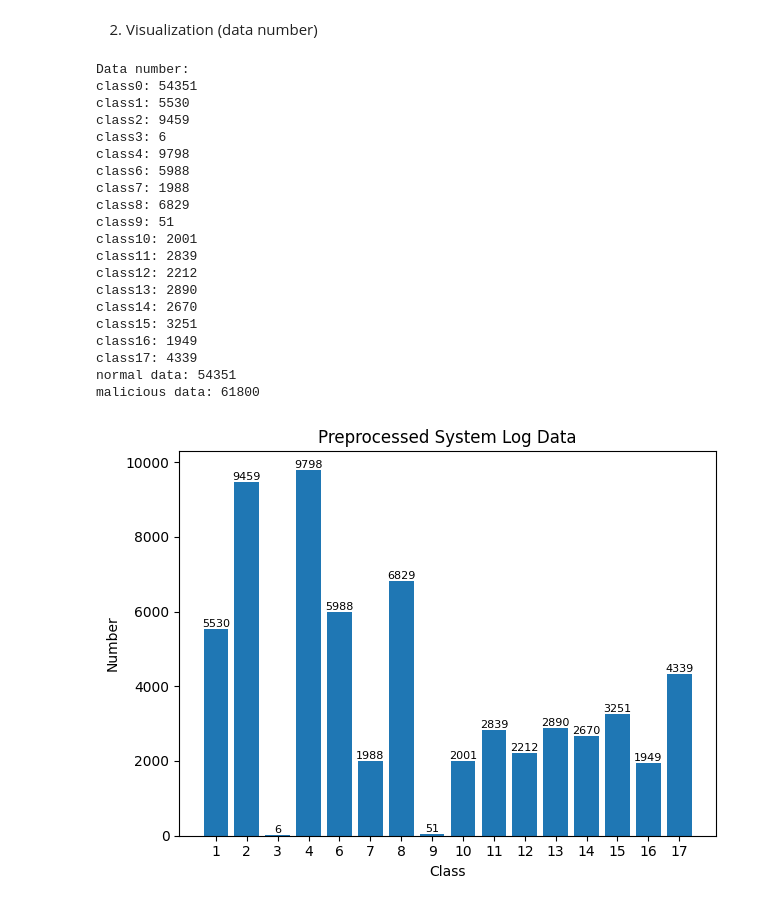
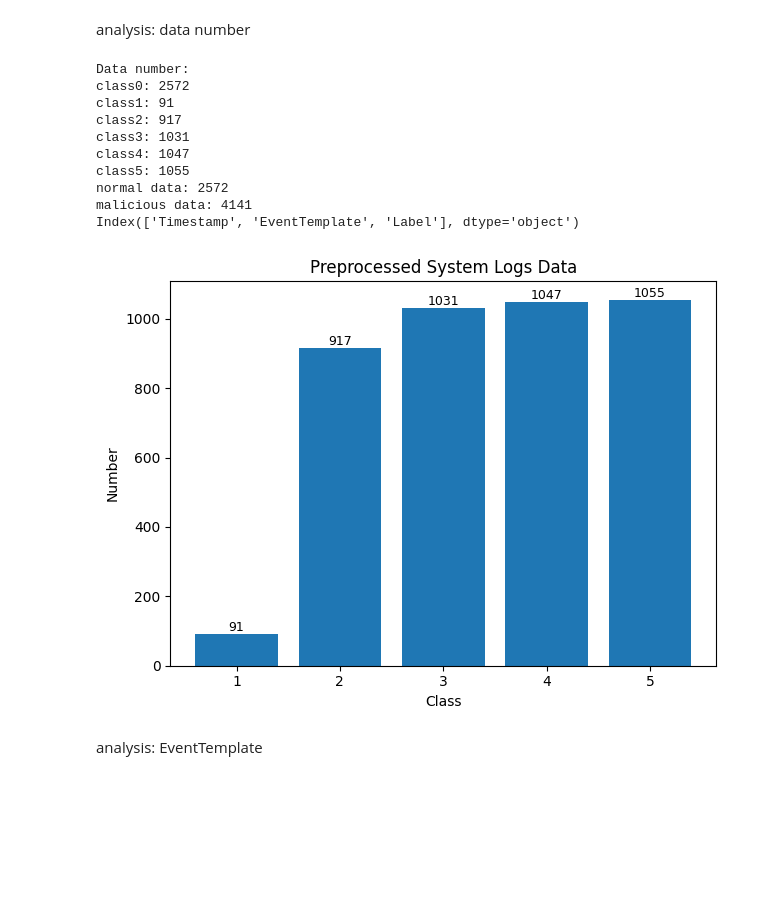
Before and after one commit to charlie532/Cyber-Attack-Lifecycle-and-Technique-Detection, a Jupyter notebook: 1_preprocessing/preprocess_logs.ipynb, the cells around one changed output. Saved outputs shown, nothing was run; the diff lists cells and outputs as text; code cells hidden in the pictures; blank space fills up the shorter version.

```diff
--- a/1_preprocessing/preprocess_logs.ipynb
+++ b/1_preprocessing/preprocess_logs.ipynb
@@ -4,10 +8,17 @@ import pandas as pd
 from matplotlib import pyplot as plt
 import numpy as np
 import json
+import numpy as np
 
 folder = os.path.join("..", "0_dataset", "syslog")
 filename = 'original_label_syslog.csv'
-filenames = ['label_syslog_mirai.csv', 'label_syslog_disk_wipe.csv', 'label_syslog_ransomware.csv',
-                  'label_syslog_resource_hijacking.csv', 'label_syslog_end_point_dos.csv']
 filename_label = 'preprocess_label_syslog.csv'
-label_table_path = 'labels_table.json'
+filename_label_lifecycle = "lifecycle_"+filename_label
+filename_sequence_1sec = "fix_1sec.csv"
+
+# for lifecycle labeling
+filenames = [['label_syslog_disk_wipe.csv', 2],
+               ['label_syslog_end_point_dos.csv', 5],
+               ['label_syslog_mirai.csv', 1],
+               ['label_syslog_ransomware.csv', 3],
+               ['label_syslog_resource_hijacking.csv', 4]]
@@ -31,7 +40,7 @@ df = pd.get_dummies(df, columns=one_hot_col_list)
 hostnames = df['HostName'].unique()
 
 # simple analysis
-for tmp_filename in filenames:
+for tmp_filename, label in filenames:
     print("\n")
     print("-------------------------------------\n")
     print("file name:{0}".format(tmp_filename))
@@ -185,6 +326,6 @@ remain data number: 116151
 remain features: 2
 # %% [markdown]
-2. Visualization (data number)
+analysis: data number
 # %%
 def bar_class_num(technique_data_size):
     class_num = np.arange(len(technique_data_size))
@@ -193,66 +334,55 @@ def bar_class_num(technique_data_size):
     for item in data_nums:
         height = item.get_height()
         plt.text(
             item.get_x()+item.get_width()/2.,
             height,
             '%d' % int(height),
             ha = "center",
             va = "bottom",
-            fontsize = 8,
+            fontsize = 9,
         )
     labels.pop(0)
     plt.xticks(class_num, labels)
     plt.xlabel("Class")
     plt.ylabel("Number")
-    plt.title("Preprocessed System Log Data")
+    plt.title("Preprocessed System Logs Data")
     # plt.title("Raw System Log Data")
     plt.tight_layout()
     plt.savefig("log.png", dpi=400)
     plt.show()
 
+# df = pd.read_csv(os.path.join(folder, filename))
+# df = pd.read_csv(os.path.join(folder, "preprocess_"+filename))
+# df = pd.read_csv(os.path.join(folder, 'fix.csv'))
+df = pd.read_csv(os.path.join(folder, 'lifecycle_'+filename_sequence_1sec))
+
 technique_data_size = []
-# df = pd.read_csv(os.path.join(folder, "select_"+filename_label))
-df = pd.read_csv(os.path.join(folder, "preprocess_original_label_syslog.csv"))
-# df = pd.read_csv(os.path.join(folder, "original_label_syslog.csv"))
-labels = df['Label'].unique()
-labels = [int(i) for i in labels]
-labels.sort()
-with open("labels_table.json", "r") as f:
-    label_table = json.load(f)
-
-for i in labels:
-    if i != 0:
-        class_data_size = len(df[df['Label'] == i])
-        technique_data_size.append(class_data_size)
+labels = sorted([int(i) for i in df['Label'].unique()])
 
 print("\nData number:")
 for i in labels:
-    print("class{0}: {1}".format(i, len(df[df['Label'] == i])))
+    num = len(df[df['Label'] == i])
+    if i != 0:
+        technique_data_size.append(num)
+    print("class{0}: {1}".format(i, num))
 
 
 print("normal data: {}".format(len(df[df['Label'] == 0])))
 print("malicious data: {}".format(len(df) - len(df[df['Label'] == 0])))
+print(df.columns)
 
 bar_class_num(technique_data_size)
 # %% [output]
 Data number:
-class0: 54351
-class1: 5530
-class2: 9459
-class3: 6
-class4: 9798
-class6: 5988
-class7: 1988
-class8: 6829
-class9: 51
-class10: 2001
-class11: 2839
-class12: 2212
-class13: 2890
-class14: 2670
-class15: 3251
-class16: 1949
-class17: 4339
-normal data: 54351
-malicious data: 61800
+class0: 2572
+class1: 91
+class2: 917
+class3: 1031
+class4: 1047
+class5: 1055
+normal data: 2572
+malicious data: 4141
+Index(['Timestamp', 'EventTemplate', 'Label'], dtype='object')
-[figure, old version]
+[figure, new version]
+# %% [markdown]
+analysis: EventTemplate
```
Also changed, not shown: parts of 19 cells of this notebook, 14 other files.
